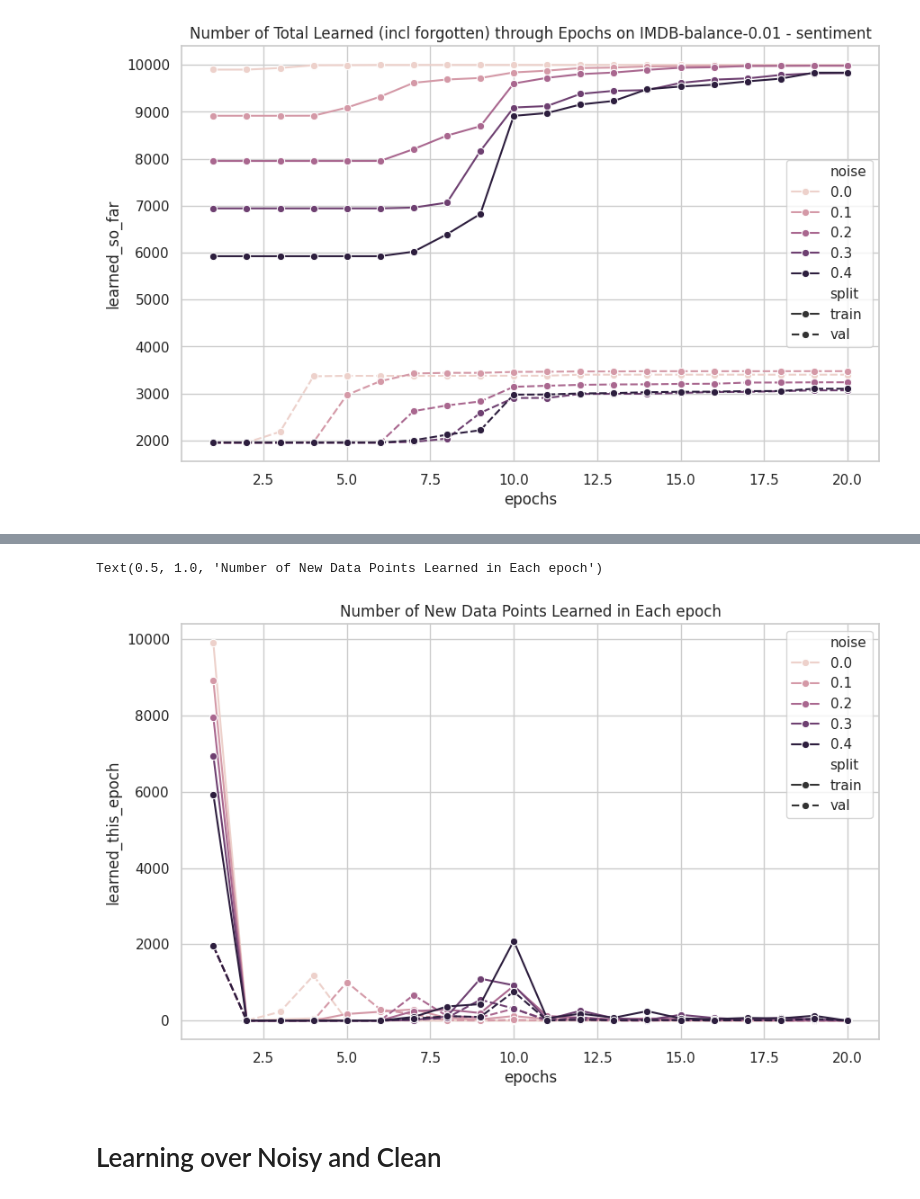
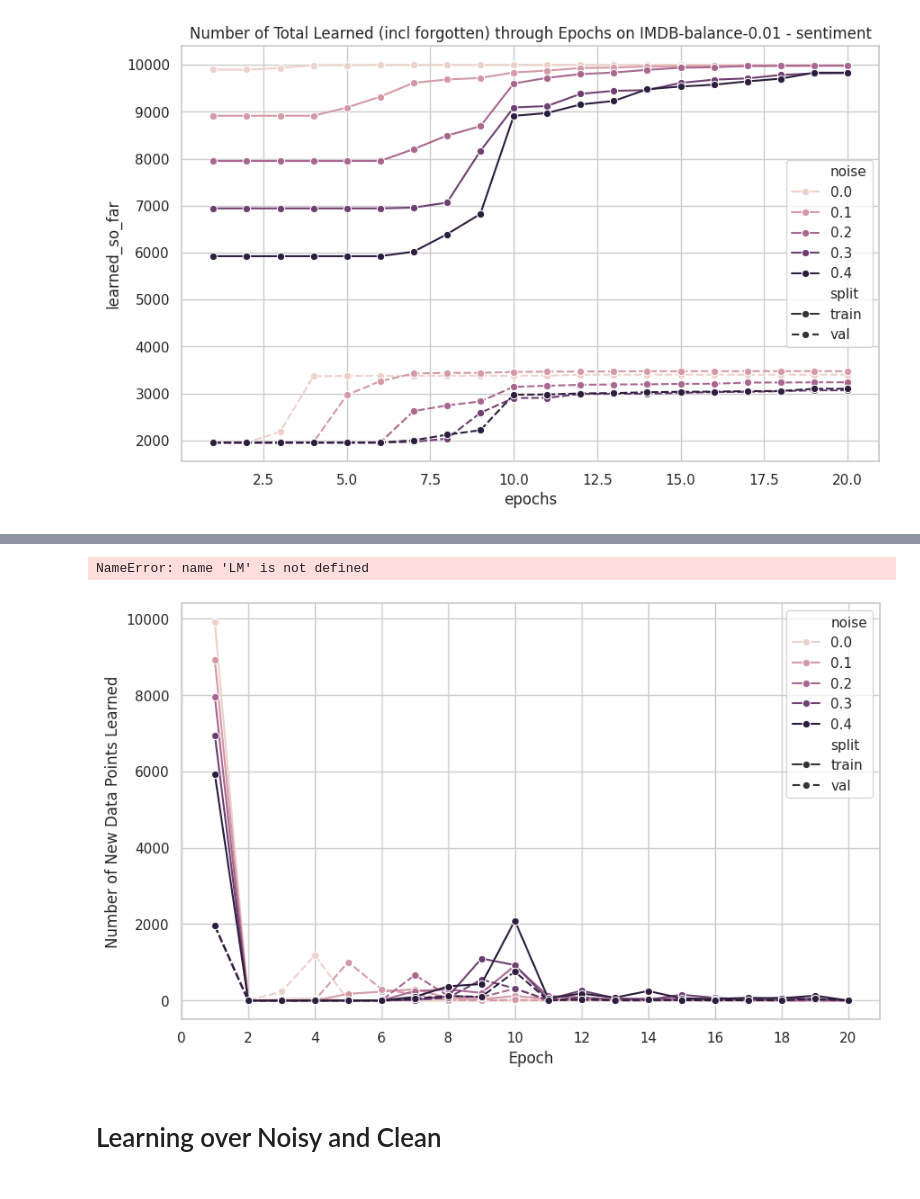
Before and after one commit to Ali-Omrani/LoRA-Label-Noise-Robustness, a Jupyter notebook: notebooks/post_hoc_analysis.ipynb, the cells around one changed output, grey strips where cells are left out. Drawn from its saved outputs; the diff is of its cells as text; code cells hidden in the pictures.

```diff
--- a/notebooks/post_hoc_analysis.ipynb
+++ b/notebooks/post_hoc_analysis.ipynb
@@ -68,10 +68,10 @@ experiment_dir_root = "../../../naacl-noise/low-res-noise/experiments/"
 # %%
 LABEL = "sentiment"
 BALANCE = 0.5
-EPOCHS = 10
+EPOCHS = 20
 limit = 10000
 l2 =0.01
-method="lora"
+method="finetune"
 max_dfs = []
 for balance in [0.5, 0.4, 0.3,0.2,0.1, 0.05, 0.01]:
     root_dir = os.path.join(experiment_dir_root, f"acl-exp5-method-{method}-limit-{limit}-l2-{l2}-balance-{balance}")
@@ -279,11 +295,15 @@ Text(0.5, 1.0, 'Number of Forgotten Data Points in Each epoch IMDB-balance-0.01
 # %%
 # this counts learning of each data point only once
 plt.figure(figsize=(10, 6))
 sns.lineplot(data=df, x="epochs", y="learned_this_epoch", hue="noise", style="split", marker='o')
-plt.title("Number of New Data Points Learned in Each epoch")
+# plt.title("Number of New Data Points Learned in Each epoch")
+plt.ylabel("Number of New Data Points Learned")
+plt.xticks(range(0, df['epochs'].max()+1, 2))
+plt.xlabel('Epoch')
+plt.savefig(f'{LM}_newly_learned_data_points_plot.png', dpi=300, bbox_inches='tight')
 # %% [output]
-Text(0.5, 1.0, 'Number of New Data Points Learned in Each epoch')
+NameError: name 'LM' is not defined
-[figure, old version]
+[figure, new version]
 # %% [markdown]
 # Learning over Noisy and Clean
 # %%
```
Also changed, not shown: parts of 4 cells of this notebook.
